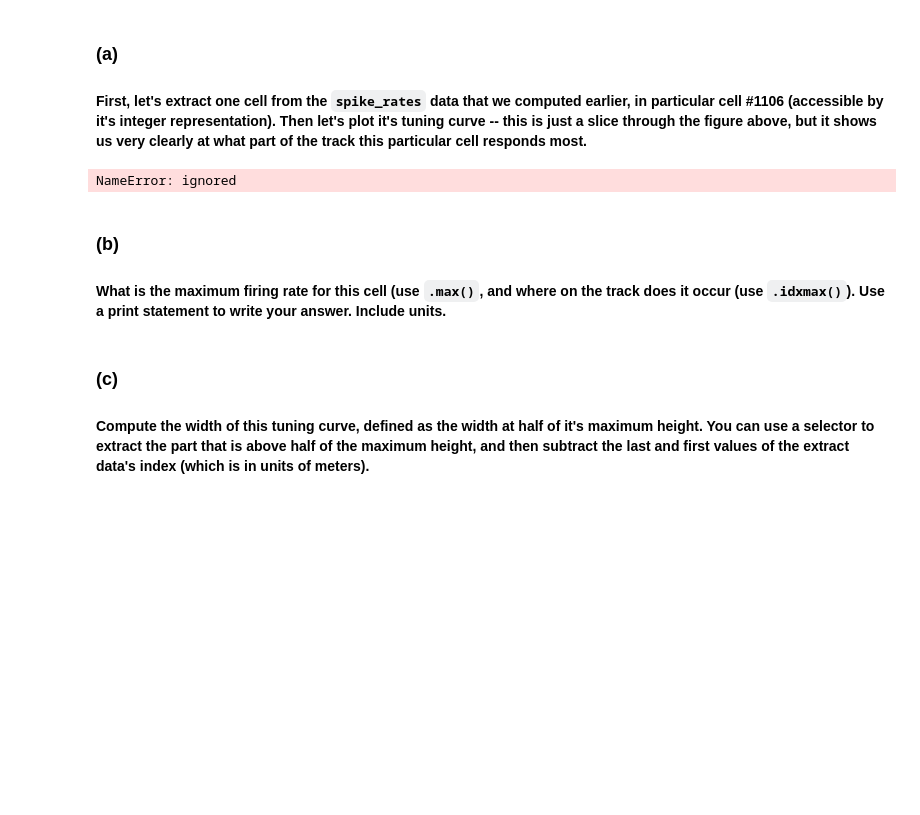
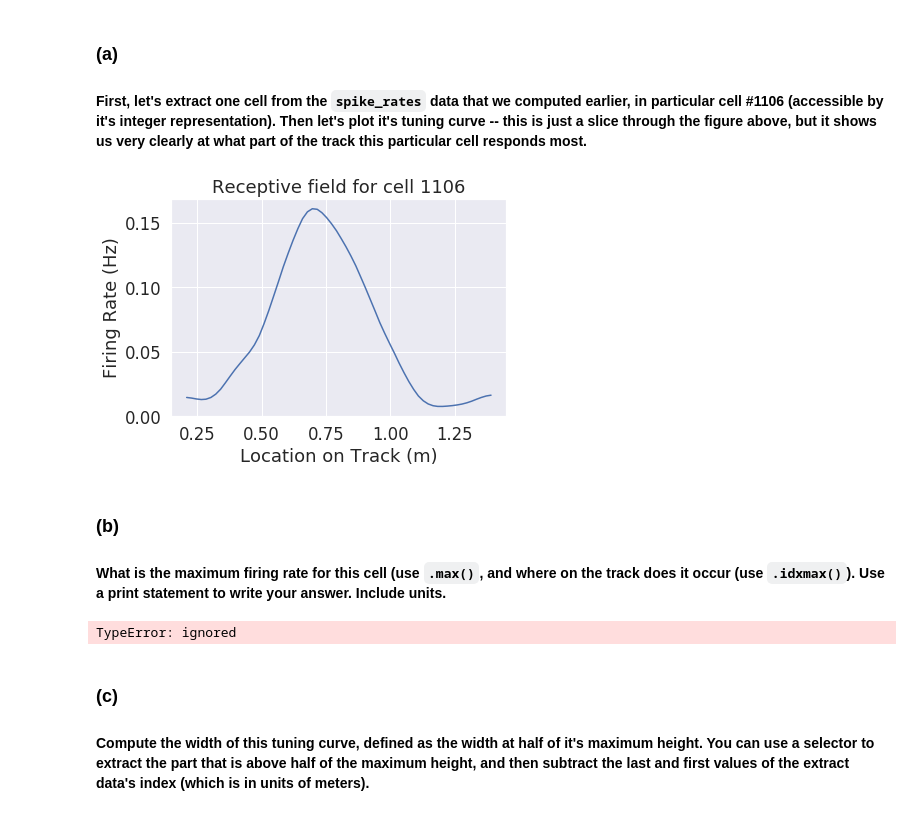
Before and after one commit to grobinson2019/BIO494, a Jupyter notebook: neural_coding_exercises.ipynb, the cells around one changed output. Cells and saved outputs as stored; diff of their text form; code cells hidden in the pictures; blank space fills up the shorter version.

```diff
--- a/neural_coding_exercises.ipynb
+++ b/neural_coding_exercises.ipynb
@@ -203,18 +203,20 @@ cm = sns.clustermap(spike_rates,
 ### (a)
 #### First, let's extract one cell from the `spike_rates` data that we computed earlier, in particular cell #1106 (accessible by it's integer representation).  Then let's plot it's tuning curve -- this is just a slice through the figure above, but it shows us very clearly at what part of the track this particular cell responds most.
 # %%
-cell_id = ...
+cell_id = 1106
 one_cell_spike_rates = spike_rates.loc[1106]
 one_cell_spike_rates.plot();
 plt.ylabel('Firing Rate (Hz)');
-plt.title('Receptive field for cell %d' % ...);
+plt.title('Receptive field for cell %d' % 1106);
 # %% [output]
-NameError: ignored
+[figure, added]
 # %% [markdown]
 ### (b)
 #### What is the maximum firing rate for this cell (use `.max()`, and where on the track does it occur (use `.idxmax()`).  Use a print statement to write your answer.  Include units.
 # %%
-print("The maximum is ... and it occurs at ..." % (..., ...))
+print("The maximum is %.3g Hz and it occurs at %.3g m" % (..., ...))
+# %% [output]
+TypeError: ignored
 # %% [markdown]
 ### (c)
 #### Compute the width of this tuning curve, defined as the width at half of it's maximum height.  You can use a selector to extract the part that is above half of the maximum height, and then subtract the last and first values of the extract data's index (which is in units of meters).
```
Also changed, not shown: parts of 3 cells of this notebook.
